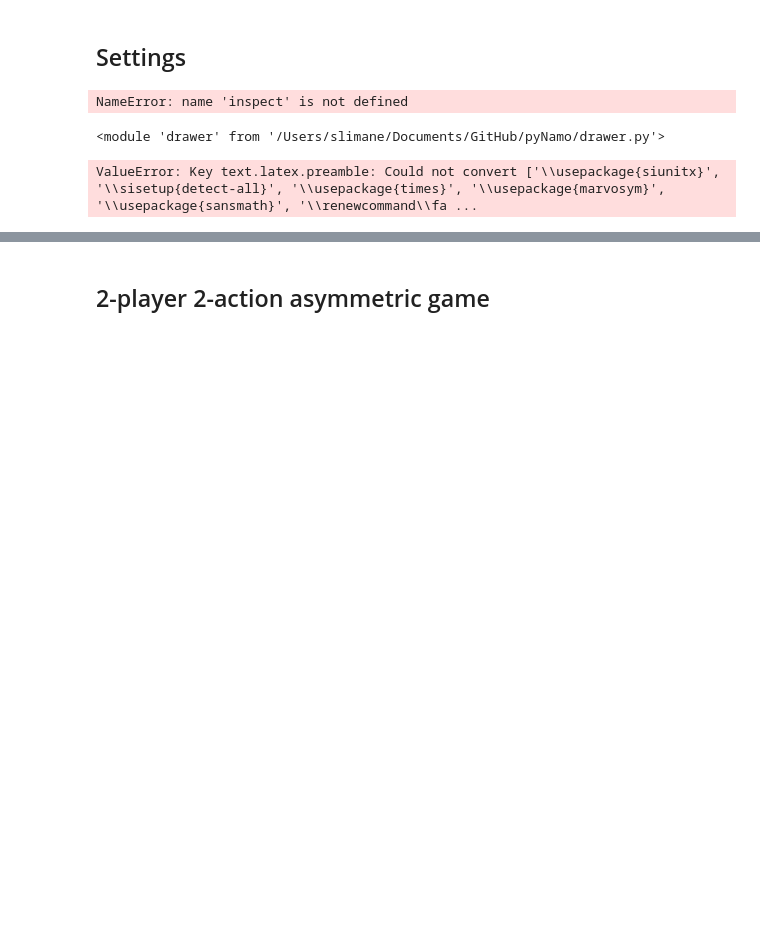
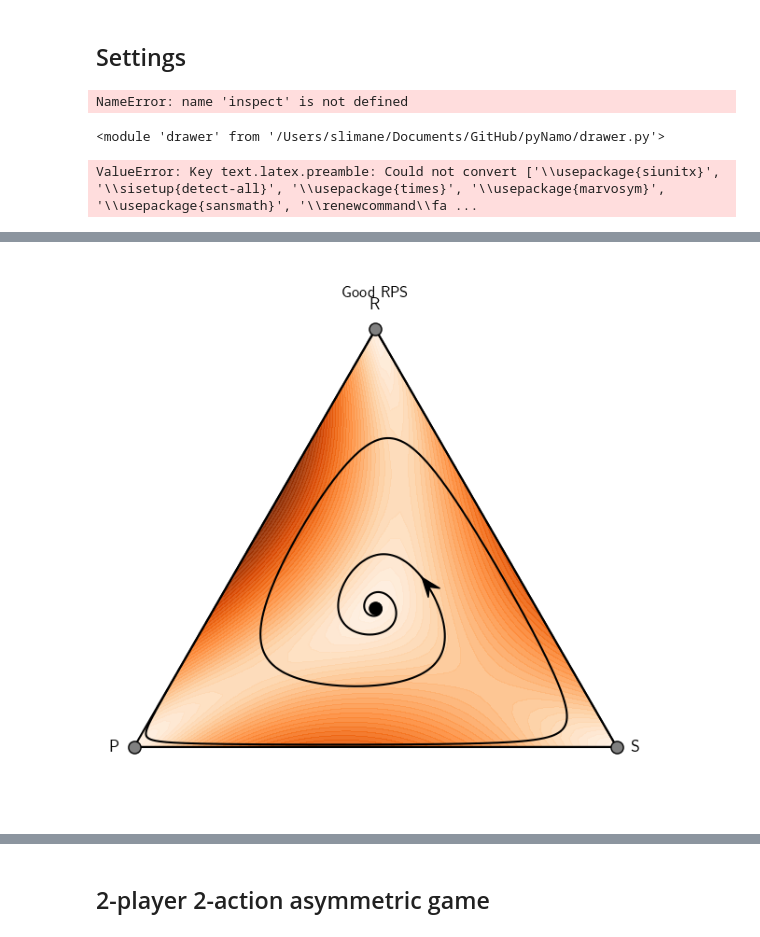
Before and after one commit to SlimaneD/pynamo, a Jupyter notebook: TestingCode.ipynb, the cells around one changed output, grey strips where cells are left out. Cells and saved outputs as stored; diff of their text form; code cells hidden in the pictures; blank space fills up the shorter version.

```diff
--- a/TestingCode.ipynb
+++ b/TestingCode.ipynb
@@ -96,0 +124,10 @@ plt.savefig("testSimplex.pdf")
+# %%
+good_rps = game.Game(
+    "Good RPS",
+    np.array([
+        [0, -1, 2],
+        [2, 0, -1],
+        [-1, 2, 0],
+    ], dtype=float),
+    strategy_labels=["R", "P", "S"],
+)
@@ -96,0 +143,24 @@ plt.savefig("testSimplex.pdf")
+# %%
+import matplotlib.pyplot as plt
+
+fig, ax = drawer.plot_game(
+    good_rps,
+    starts=[
+        [0.4, 0.2],
+    ],
+    Tmax=50,
+    trajectory_arrows=[0.001],
+    speed_cmap=plt.cm.Oranges,
+    speed_grid=50,
+    speed_levels=50,
+    sink_color="black",
+    saddle_color="gray",
+    source_color="white",
+    equilibrium_size=90,
+    equilibrium_zorder=45,
+)
+
+plt.tight_layout()
+plt.show()
+# %% [output]
+[figure, added]
```
Also changed, not shown: parts of 33 cells of this notebook, 33 other files.
